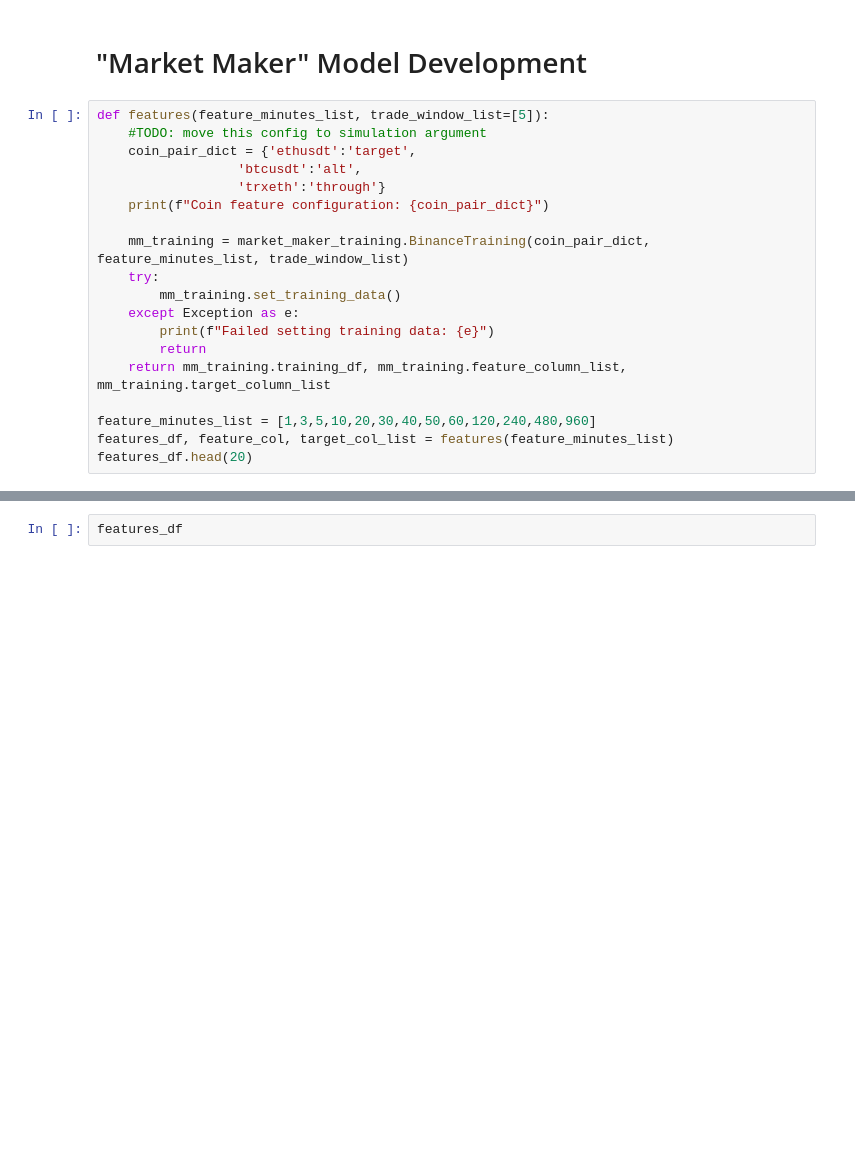
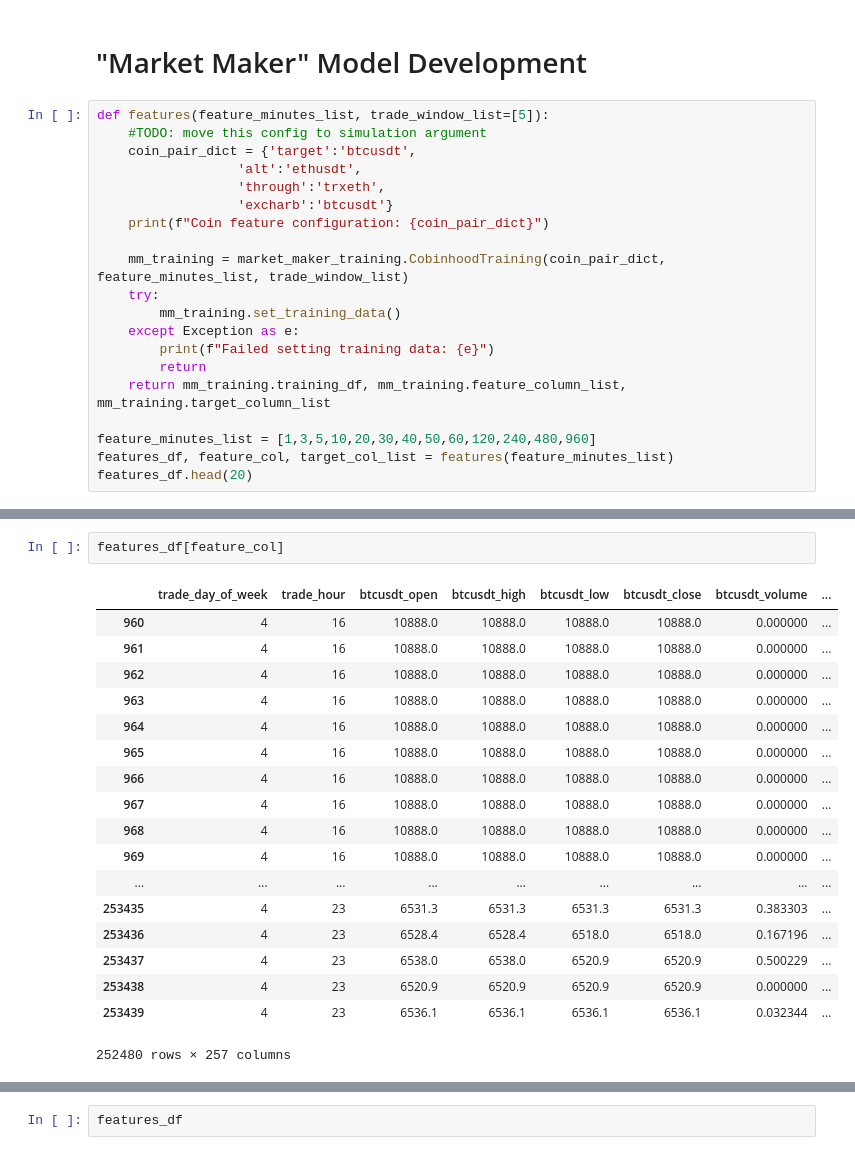
Before and after one commit to ChrisMcPherson/logic_by_loidsig, a Jupyter notebook: notebooks/market_maker_model_dev.ipynb, the cells around one changed output, grey strips where cells are left out. Drawn from its saved outputs; the diff is of its cells as text; blank space fills up the shorter version.

Commit message:
Working Cobinhood training data methods

```diff
--- a/notebooks/market_maker_model_dev.ipynb
+++ b/notebooks/market_maker_model_dev.ipynb
@@ -34,12 +34,13 @@ from datetime import timedelta
 # %%
 def features(feature_minutes_list, trade_window_list=[5]):
     #TODO: move this config to simulation argument
-    coin_pair_dict = {'ethusdt':'target',
-                  'btcusdt':'alt',
-                  'trxeth':'through'}
+    coin_pair_dict = {'target':'btcusdt',
+                  'alt':'ethusdt',
+                  'through':'trxeth',
+                  'excharb':'btcusdt'}
     print(f"Coin feature configuration: {coin_pair_dict}")
 
-    mm_training = market_maker_training.BinanceTraining(coin_pair_dict, feature_minutes_list, trade_window_list)
+    mm_training = market_maker_training.CobinhoodTraining(coin_pair_dict, feature_minutes_list, trade_window_list)
     try:
         mm_training.set_training_data()
     except Exception as e:
@@ -74,0 +76,21 @@ Coin feature configuration: {'ethusdt': 'target', 'btcusdt': 'alt', 'trxeth': 't
+# %%
+features_df[feature_col]
+# %% [output]
+|  | trade_day_of_week | trade_hour | btcusdt_open | btcusdt_high | btcusdt_low | btcusdt_close | btcusdt_volume | ... |
+| 960 | 4 | 16 | 10888.0 | 10888.0 | 10888.0 | 10888.0 | 0.000000 | ... |
+| 961 | 4 | 16 | 10888.0 | 10888.0 | 10888.0 | 10888.0 | 0.000000 | ... |
+| 962 | 4 | 16 | 10888.0 | 10888.0 | 10888.0 | 10888.0 | 0.000000 | ... |
+| 963 | 4 | 16 | 10888.0 | 10888.0 | 10888.0 | 10888.0 | 0.000000 | ... |
+| 964 | 4 | 16 | 10888.0 | 10888.0 | 10888.0 | 10888.0 | 0.000000 | ... |
+| 965 | 4 | 16 | 10888.0 | 10888.0 | 10888.0 | 10888.0 | 0.000000 | ... |
+| 966 | 4 | 16 | 10888.0 | 10888.0 | 10888.0 | 10888.0 | 0.000000 | ... |
+| 967 | 4 | 16 | 10888.0 | 10888.0 | 10888.0 | 10888.0 | 0.000000 | ... |
+| 968 | 4 | 16 | 10888.0 | 10888.0 | 10888.0 | 10888.0 | 0.000000 | ... |
+| 969 | 4 | 16 | 10888.0 | 10888.0 | 10888.0 | 10888.0 | 0.000000 | ... |
+| ... | ... | ... | ... | ... | ... | ... | ... | ... |
+| 253435 | 4 | 23 | 6531.3 | 6531.3 | 6531.3 | 6531.3 | 0.383303 | ... |
+| 253436 | 4 | 23 | 6528.4 | 6528.4 | 6518.0 | 6518.0 | 0.167196 | ... |
+| 253437 | 4 | 23 | 6538.0 | 6538.0 | 6520.9 | 6520.9 | 0.500229 | ... |
+| 253438 | 4 | 23 | 6520.9 | 6520.9 | 6520.9 | 6520.9 | 0.000000 | ... |
+| 253439 | 4 | 23 | 6536.1 | 6536.1 | 6536.1 | 6536.1 | 0.032344 | ... |
+252480 rows × 257 columns
```
Also changed, not shown: parts of 7 cells of this notebook, 33 other files.
